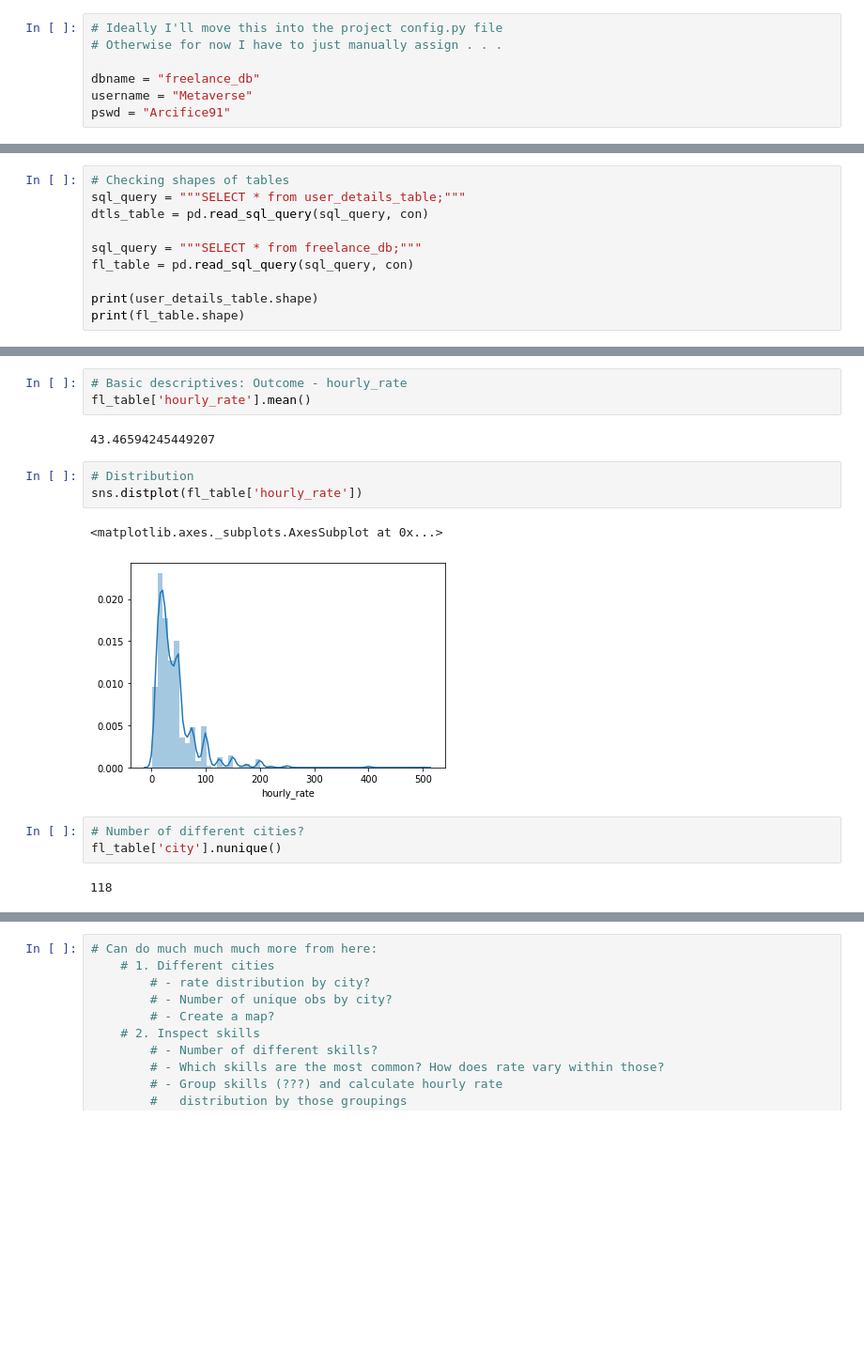
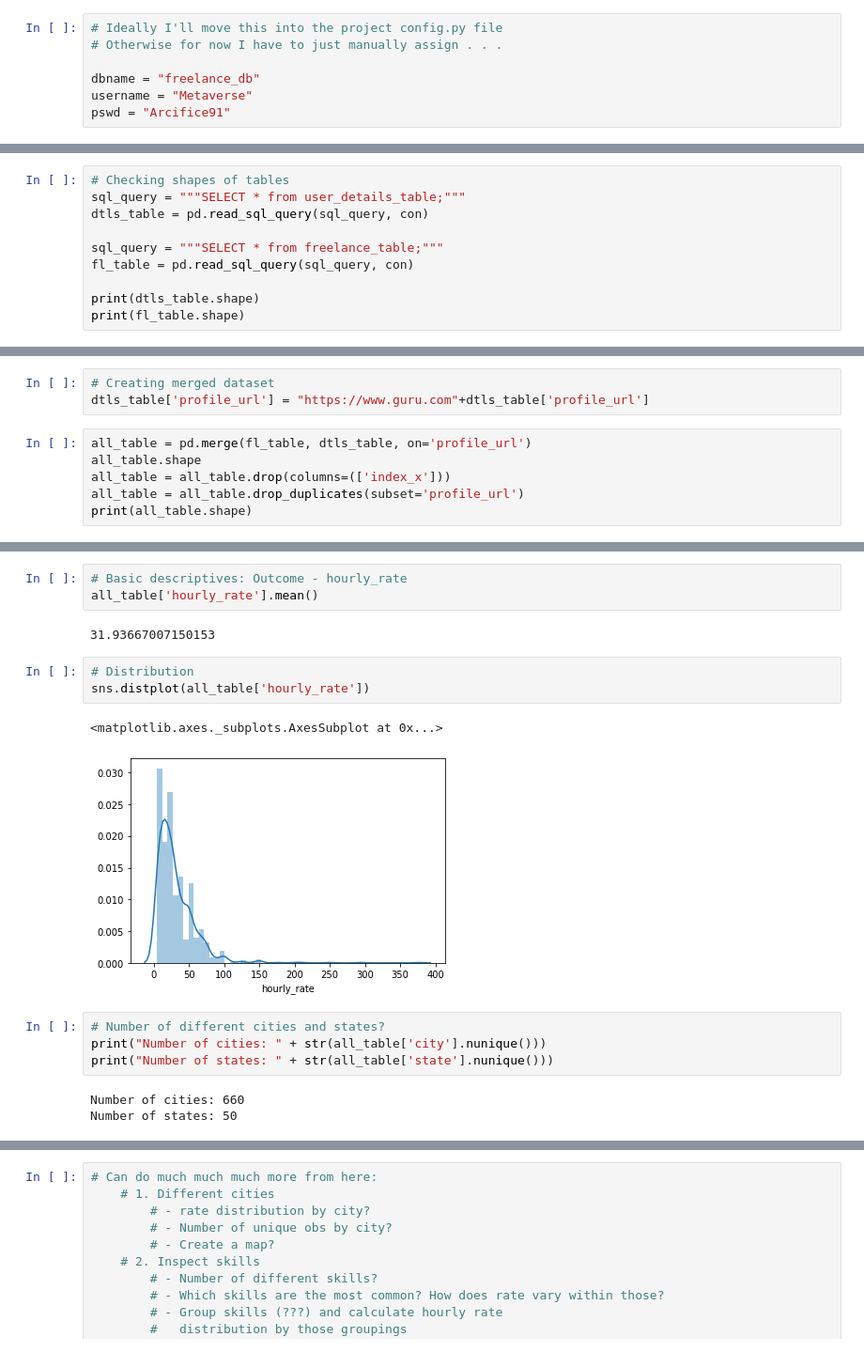
Before and after one commit to lmgibson/MyRate, a Jupyter notebook: notebooks/myrate_eda.ipynb, the cells around one changed output, grey strips where cells are left out. Shown at 94% size. Drawn from its saved outputs; the diff is of its cells as text; blank space fills up the shorter version.

```diff
--- a/notebooks/myrate_eda.ipynb
+++ b/notebooks/myrate_eda.ipynb
@@ -38,9 +39,9 @@ Name: table_name, dtype: object
 sql_query = """SELECT * from user_details_table;"""
 dtls_table = pd.read_sql_query(sql_query, con)
 
-sql_query = """SELECT * from freelance_db;"""
+sql_query = """SELECT * from freelance_table;"""
 fl_table = pd.read_sql_query(sql_query, con)
 
-print(user_details_table.shape)
+print(dtls_table.shape)
 print(fl_table.shape)
 # %% [output]
@@ -48,0 +50,9 @@ print(fl_table.shape)
+# %%
+# Creating merged dataset
+dtls_table['profile_url'] = "https://www.guru.com"+dtls_table['profile_url']
+# %%
+all_table = pd.merge(fl_table, dtls_table, on='profile_url')
+all_table.shape
+all_table = all_table.drop(columns=(['index_x']))
+all_table = all_table.drop_duplicates(subset='profile_url')
+print(all_table.shape)
@@ -64,17 +65,19 @@ fl_table.head()
 # %%
 # Basic descriptives: Outcome - hourly_rate
-fl_table['hourly_rate'].mean()
+all_table['hourly_rate'].mean()
 # %% [output]
-43.46594245449207
+31.93667007150153
 # %%
 # Distribution
-sns.distplot(fl_table['hourly_rate'])
+sns.distplot(all_table['hourly_rate'])
 # %% [output]
 <matplotlib.axes._subplots.AxesSubplot at 0x...>
-[figure, old version]
+[figure, new version]
 # %%
-# Number of different cities?
-fl_table['city'].nunique()
+# Number of different cities and states?
+print("Number of cities: " + str(all_table['city'].nunique()))
+print("Number of states: " + str(all_table['state'].nunique()))
 # %% [output]
-118
+Number of cities: 660
+Number of states: 50
 # %%
```
Also changed, not shown: parts of 16 cells of this notebook.
